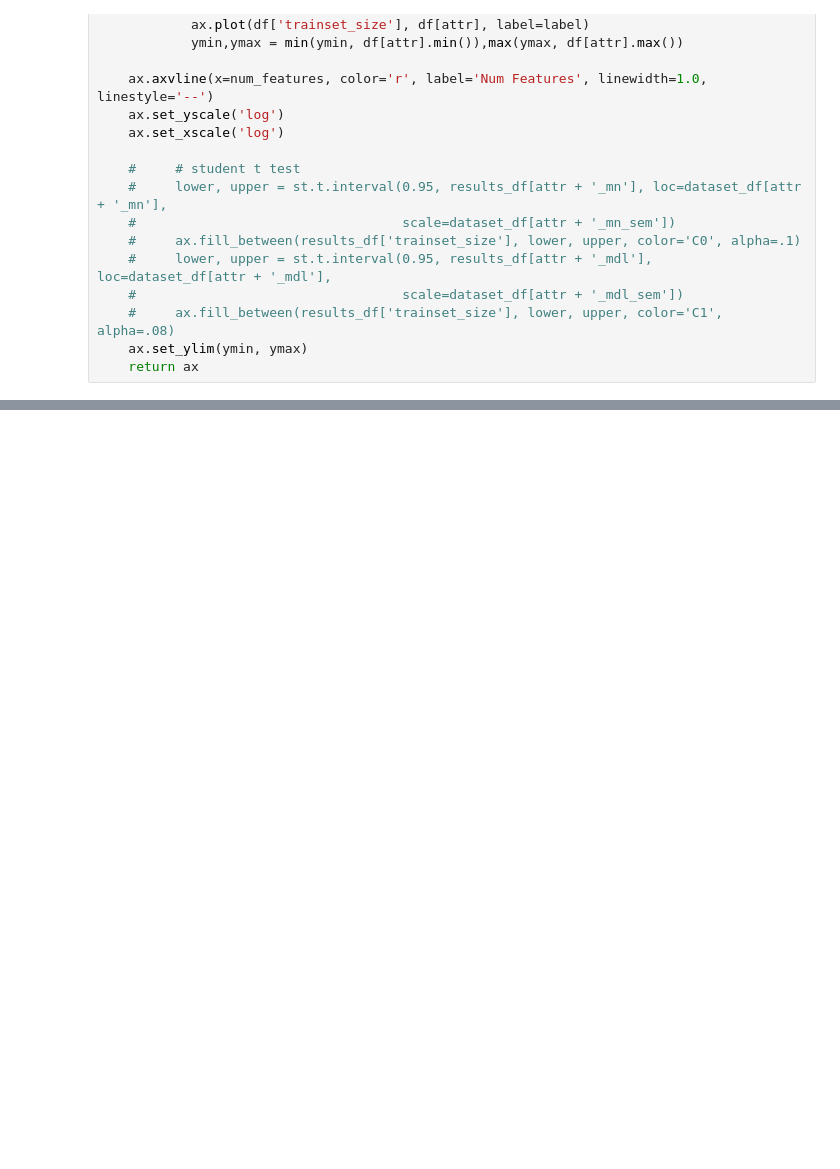
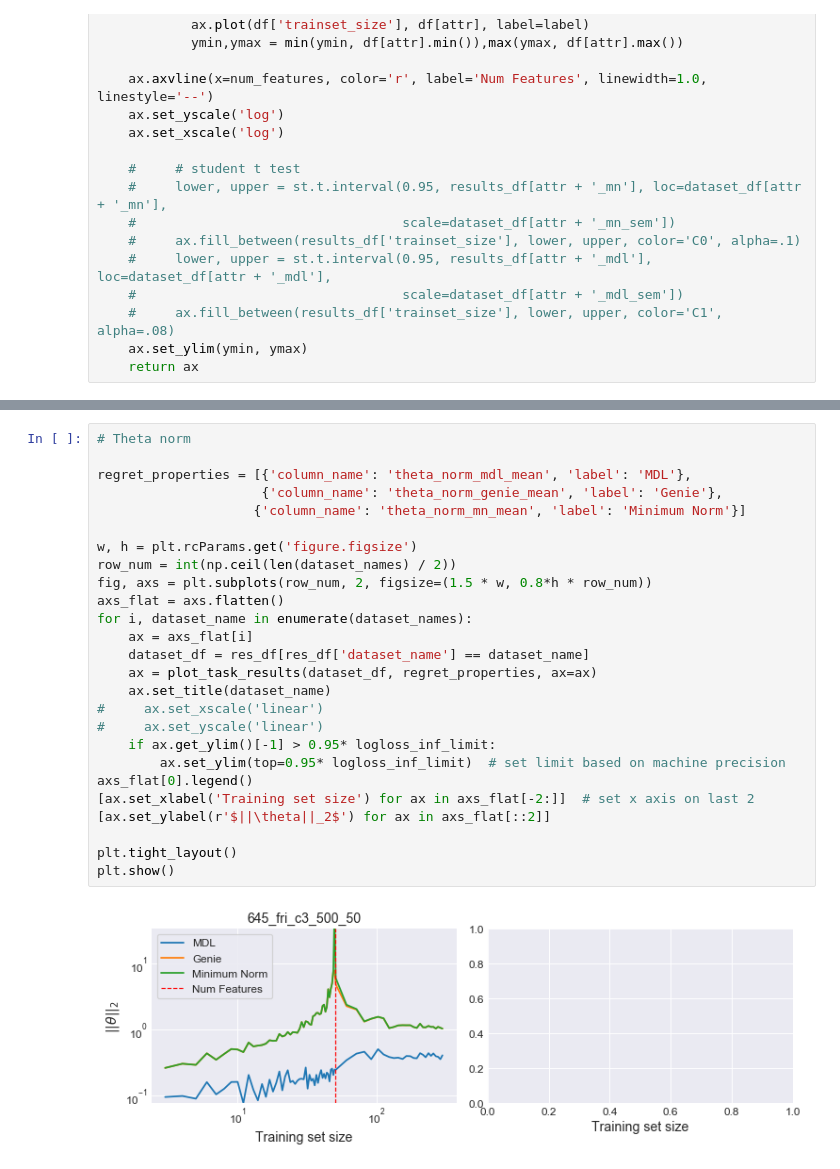
Before and after one commit to kobybibas/pnml_linear_regression_simulation, a Jupyter notebook: notebooks/real_data_analyze.ipynb, the cells around one changed output, grey strips where cells are left out. Cells and saved outputs as stored; diff of their text form; blank space fills up the shorter version.

```diff
--- a/notebooks/real_data_analyze.ipynb
+++ b/notebooks/real_data_analyze.ipynb
@@ -155,0 +187,28 @@ plt.show()
+# %%
+# Theta norm
+
+regret_properties = [{'column_name': 'theta_norm_mdl_mean', 'label': 'MDL'},
+                     {'column_name': 'theta_norm_genie_mean', 'label': 'Genie'},
+                    {'column_name': 'theta_norm_mn_mean', 'label': 'Minimum Norm'}]
+
+w, h = plt.rcParams.get('figure.figsize')
+row_num = int(np.ceil(len(dataset_names) / 2))
+fig, axs = plt.subplots(row_num, 2, figsize=(1.5 * w, 0.8*h * row_num))
+axs_flat = axs.flatten()
+for i, dataset_name in enumerate(dataset_names):
+    ax = axs_flat[i]
+    dataset_df = res_df[res_df['dataset_name'] == dataset_name]
+    ax = plot_task_results(dataset_df, regret_properties, ax=ax)
+    ax.set_title(dataset_name)
+#     ax.set_xscale('linear')
+#     ax.set_yscale('linear')
+    if ax.get_ylim()[-1] > 0.95* logloss_inf_limit:
+        ax.set_ylim(top=0.95* logloss_inf_limit)  # set limit based on machine precision
+axs_flat[0].legend()
+[ax.set_xlabel('Training set size') for ax in axs_flat[-2:]]  # set x axis on last 2
+[ax.set_ylabel(r'$||\theta||_2$') for ax in axs_flat[::2]]
+
+plt.tight_layout()
+plt.show()
+# %% [output]
+[figure, added]
```
Also changed, not shown: parts of 5 cells of this notebook, 9 other files.
